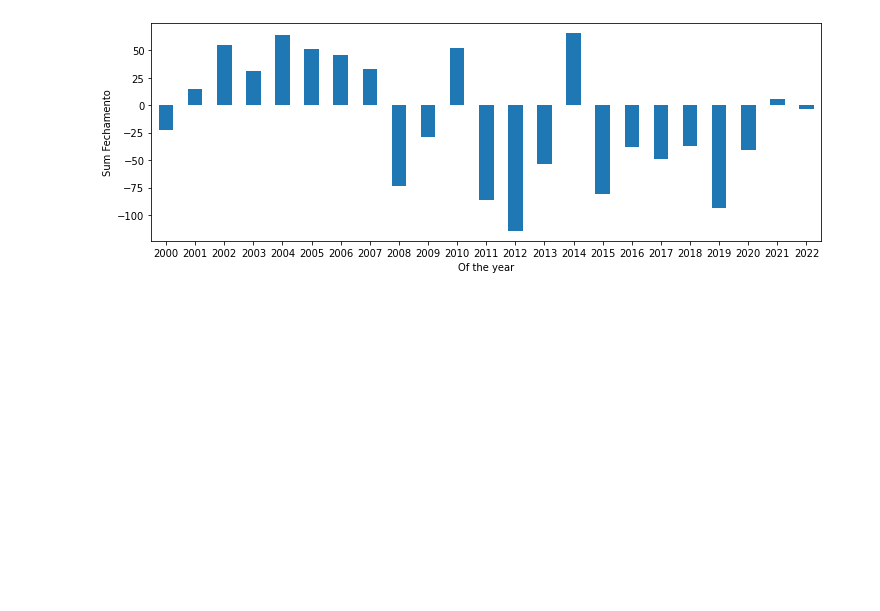
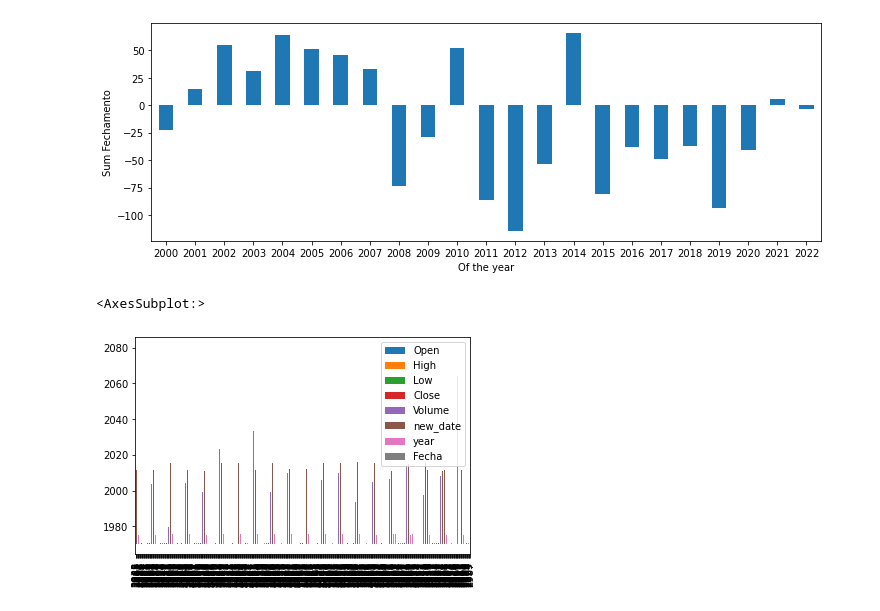
Before and after one commit to TeixeiraData/coffee-repository, a Jupyter notebook: tenminutes.ipynb, the cells around one changed output. Cells and saved outputs as stored; diff of their text form; code cells hidden in the pictures; blank space fills up the shorter version.

```diff
--- a/tenminutes.ipynb
+++ b/tenminutes.ipynb
@@ -105,4 +105,9 @@ plt.ylabel("Sum Fechamento");
 # %%
 values=[2011,2015]
 worst_years = coffee1[coffee1.year.isin(values)]
+# %%
+worst_years.plot.bar()
+# %% [output]
+<AxesSubplot:>
+[figure, added]
 # %%
```
Also changed, not shown: parts of 1 cell of this notebook.
